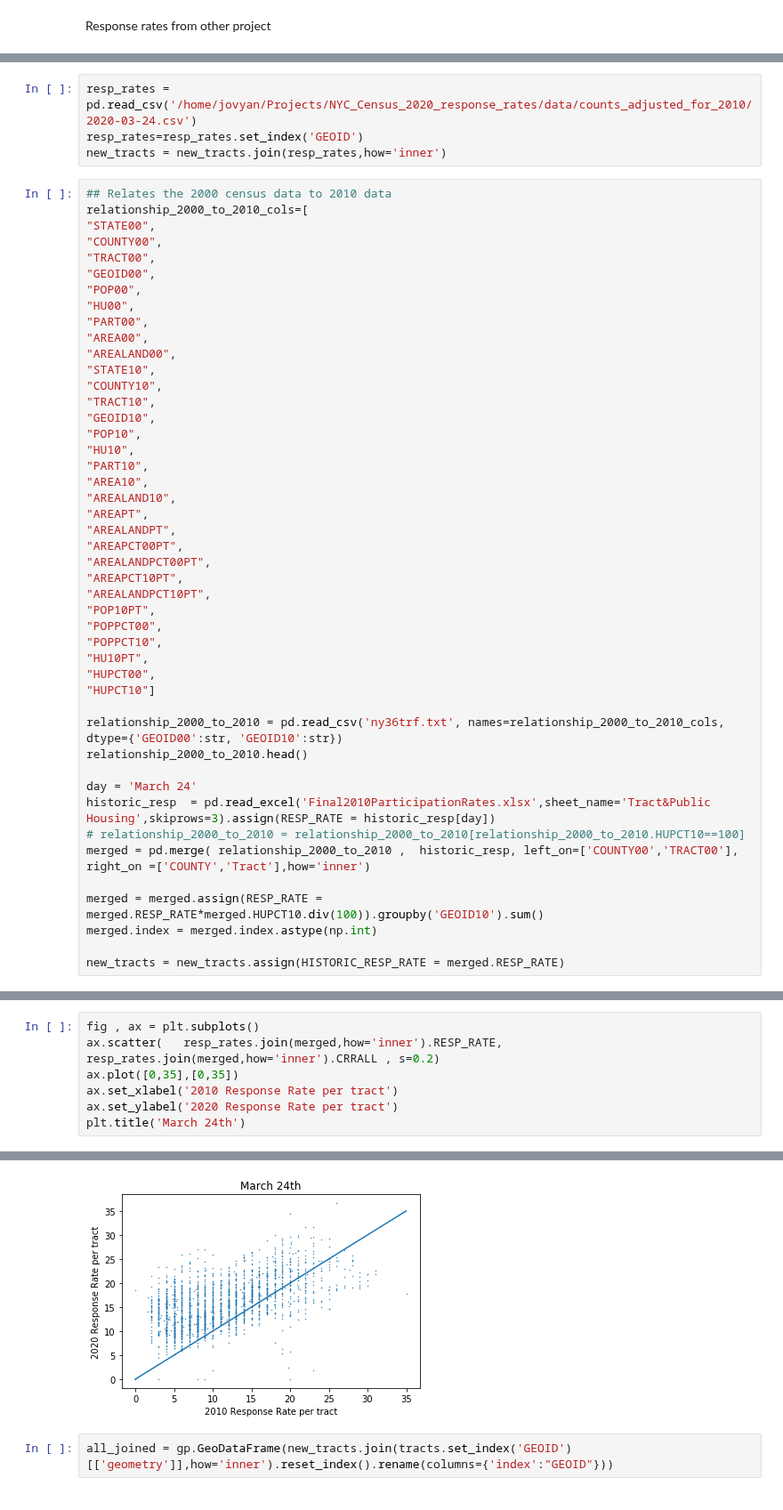
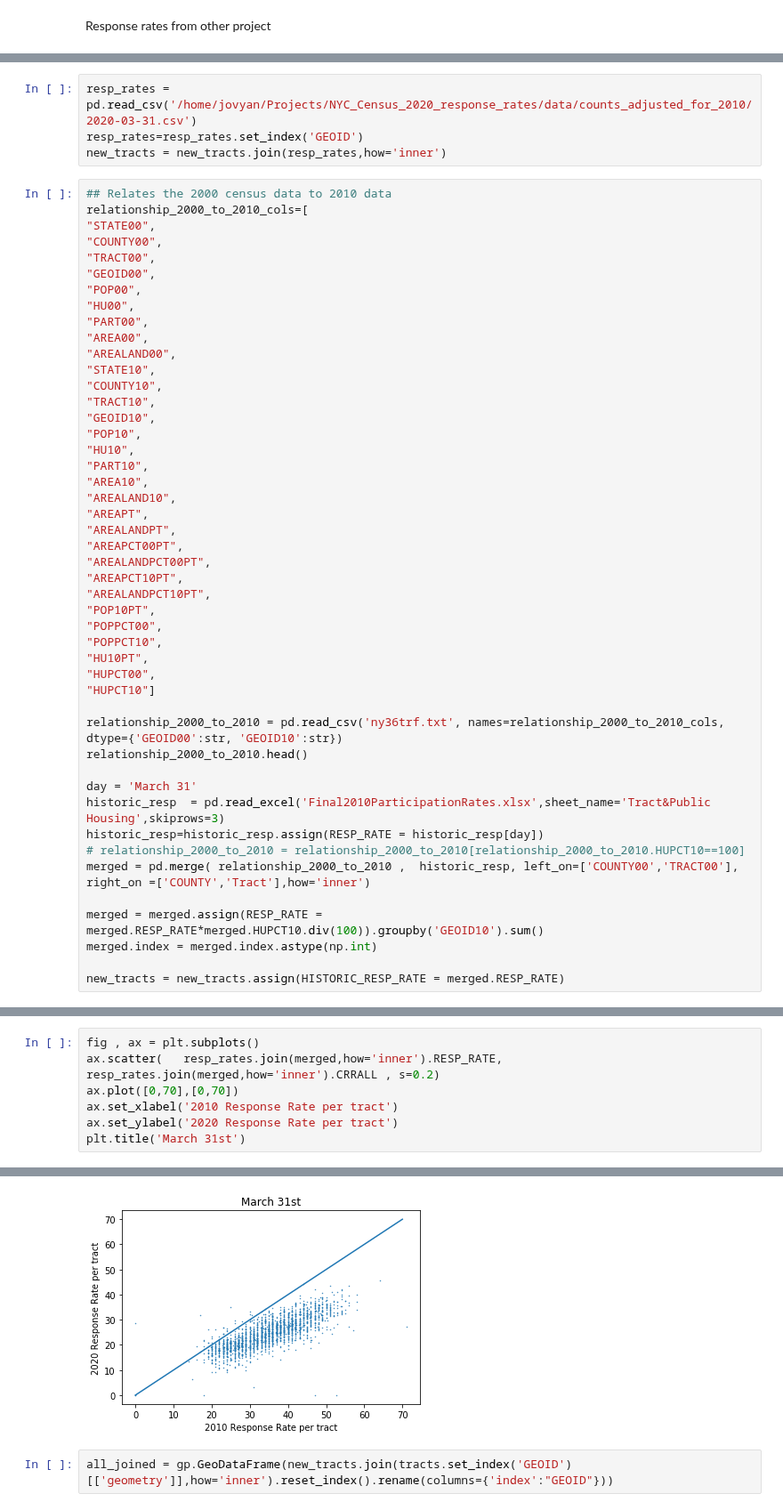
Before and after one commit to stuartlynn/NYCCensusCountMap, a Jupyter notebook: ETL/WrangleData.ipynb, the cells around one changed output, grey strips where cells are left out. Shown at 89% size. Saved outputs shown, nothing was run; the diff lists cells and outputs as text.

```diff
--- a/ETL/WrangleData.ipynb
+++ b/ETL/WrangleData.ipynb
@@ -465,5 +477,5 @@ Response rates from other project
 # %%
-resp_rates = pd.read_csv('/home/jovyan/Projects/NYC_Census_2020_response_rates/data/counts_adjusted_for_2010/2020-03-24.csv')
+resp_rates = pd.read_csv('/home/jovyan/Projects/NYC_Census_2020_response_rates/data/counts_adjusted_for_2010/2020-03-31.csv')
 resp_rates=resp_rates.set_index('GEOID')
 new_tracts = new_tracts.join(resp_rates,how='inner')
 # %%
@@ -503,8 +515,9 @@ relationship_2000_to_2010_cols=[
 relationship_2000_to_2010 = pd.read_csv('ny36trf.txt', names=relationship_2000_to_2010_cols, dtype={'GEOID00':str, 'GEOID10':str})
 relationship_2000_to_2010.head()
 
-day = 'March 24'
-historic_resp  = pd.read_excel('Final2010ParticipationRates.xlsx',sheet_name='Tract&Public Housing',skiprows=3).assign(RESP_RATE = historic_resp[day])
+day = 'March 31'
+historic_resp  = pd.read_excel('Final2010ParticipationRates.xlsx',sheet_name='Tract&Public Housing',skiprows=3)
+historic_resp=historic_resp.assign(RESP_RATE = historic_resp[day])
 # relationship_2000_to_2010 = relationship_2000_to_2010[relationship_2000_to_2010.HUPCT10==100]
 merged = pd.merge( relationship_2000_to_2010 ,  historic_resp, left_on=['COUNTY00','TRACT00'], right_on =['COUNTY','Tract'],how='inner')
 
@@ -515,8 +550,8 @@ new_tracts = new_tracts.assign(HISTORIC_RESP_RATE = merged.RESP_RATE)
 # %%
 fig , ax = plt.subplots()
 ax.scatter(   resp_rates.join(merged,how='inner').RESP_RATE, resp_rates.join(merged,how='inner').CRRALL , s=0.2)
-ax.plot([0,35],[0,35])
+ax.plot([0,70],[0,70])
 ax.set_xlabel('2010 Response Rate per tract')
 ax.set_ylabel('2020 Response Rate per tract')
-plt.title('March 24th')
+plt.title('March 31st')
 # %% [output]
@@ -524,4 +559,4 @@ Text(0.5, 1.0, 'March 24th')
-[figure, old version]
+[figure, new version]
 # %%
 all_joined = gp.GeoDataFrame(new_tracts.join(tracts.set_index('GEOID')[['geometry']],how='inner').reset_index().rename(columns={'index':"GEOID"}))
 # %%
```
Also changed, not shown: parts of 15 cells of this notebook.
